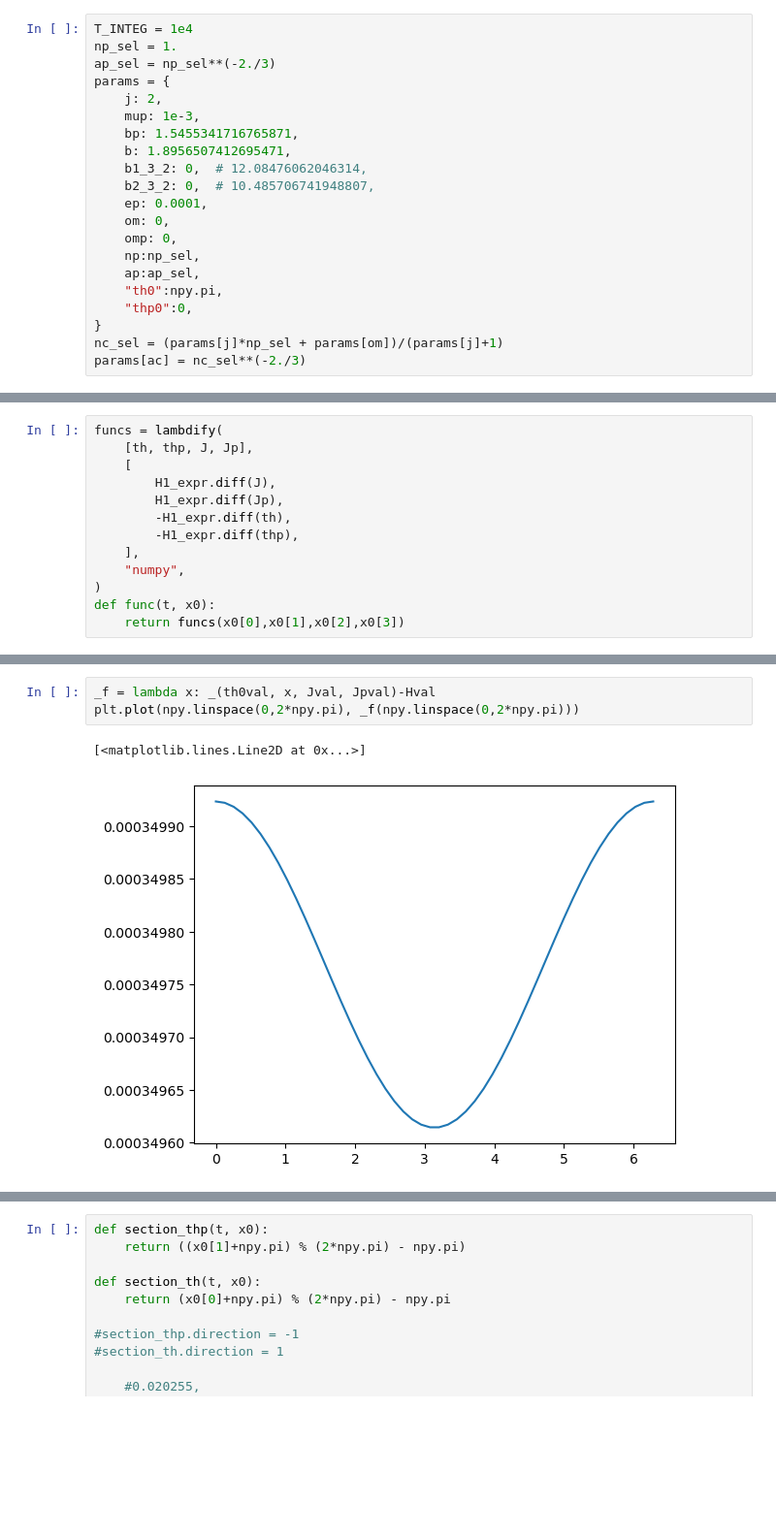
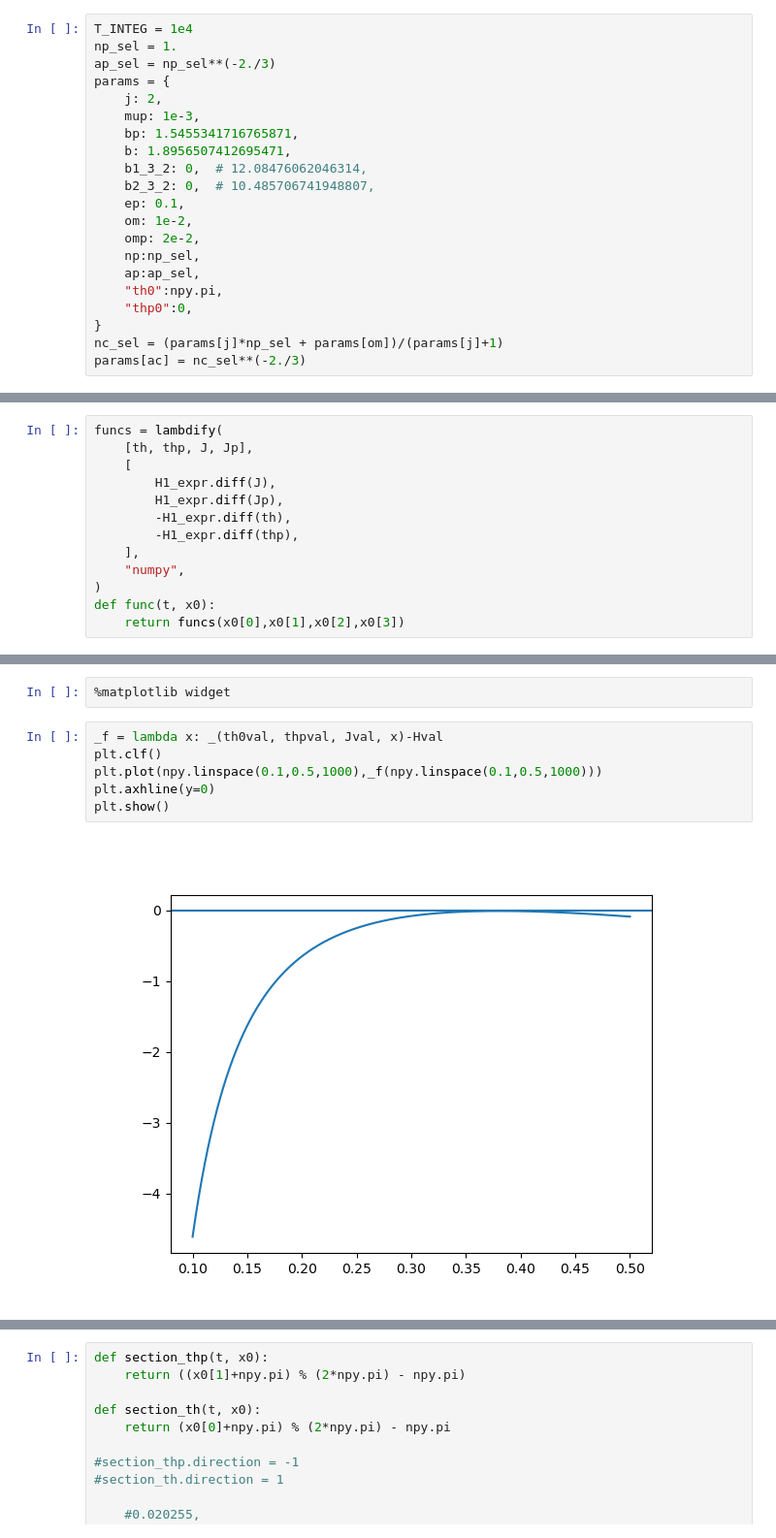
Before and after one commit to jtlaune/wc-apsidal-precession, a Jupyter notebook: paper-2-poincaire.ipynb, the cells around one changed output, grey strips where cells are left out. Shown at 97% size. Drawn from its saved outputs; the diff is of its cells as text; blank space fills up the shorter version.

```diff
--- a/paper-2-poincaire.ipynb
+++ b/paper-2-poincaire.ipynb
@@ -46,9 +46,9 @@ params = {
     b: 1.8956507412695471,
     b1_3_2: 0,  # 12.08476062046314,
     b2_3_2: 0,  # 10.485706741948807,
-    ep: 0.0001,
-    om: 0,
-    omp: 0,
+    ep: 0.1,
+    om: 1e-2,
+    omp: 2e-2,
     np:np_sel,
     ap:ap_sel,
     "th0":npy.pi,
@@ -130,9 +130,13 @@ _ = lambdify([th, thp, J, Jp], _)
+# %%
+%matplotlib widget
 # %%
-_f = lambda x: _(th0val, x, Jval, Jpval)-Hval
-plt.plot(npy.linspace(0,2*npy.pi), _f(npy.linspace(0,2*npy.pi)))
+_f = lambda x: _(th0val, thpval, Jval, x)-Hval
+plt.clf()
+plt.plot(npy.linspace(0.1,0.5,1000),_f(npy.linspace(0.1,0.5,1000)))
+plt.axhline(y=0)
+plt.show()
 # %% [output]
-[<matplotlib.lines.Line2D at 0x...>]
-[figure, old version]
+[figure, new version]
 # %%
 th0val = npy.pi
 thpval = 0
```
Also changed, not shown: parts of 11 cells of this notebook, 1 other file.
